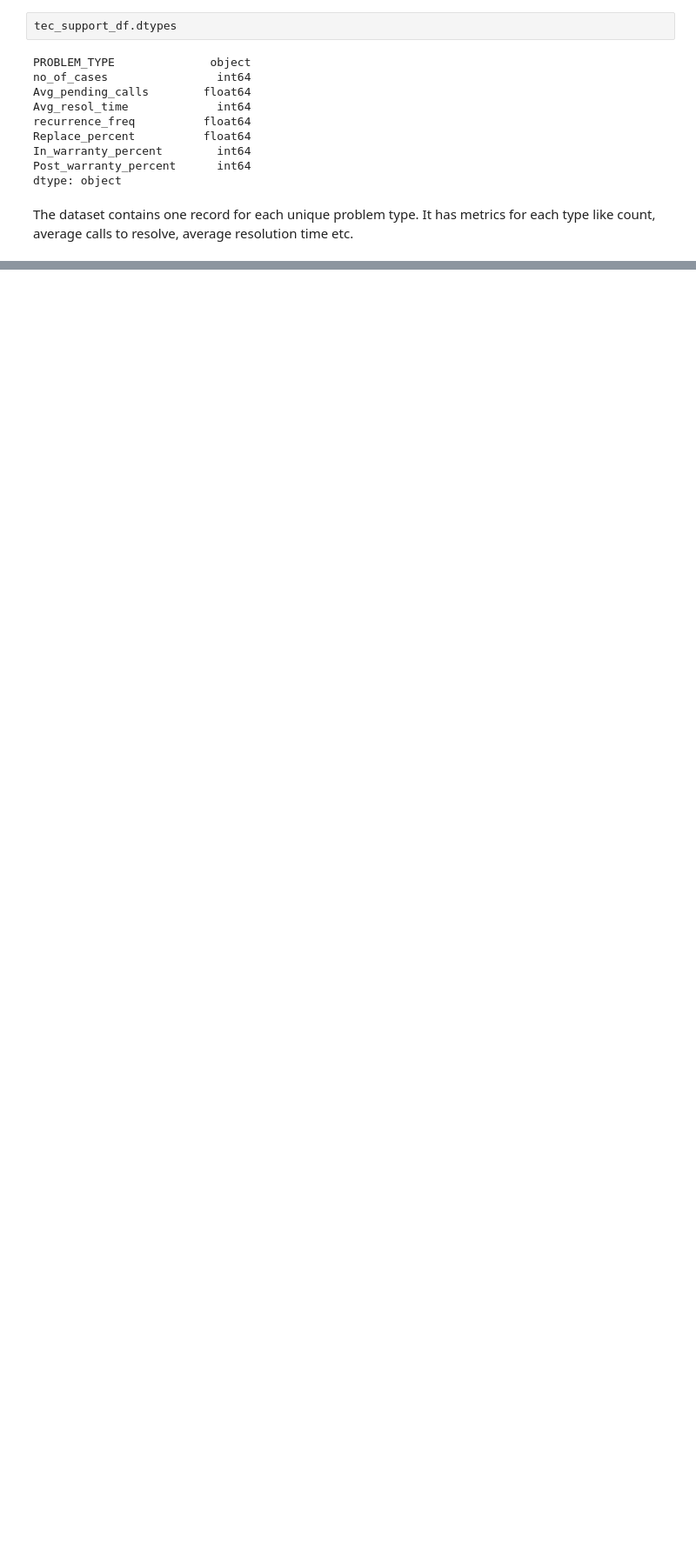
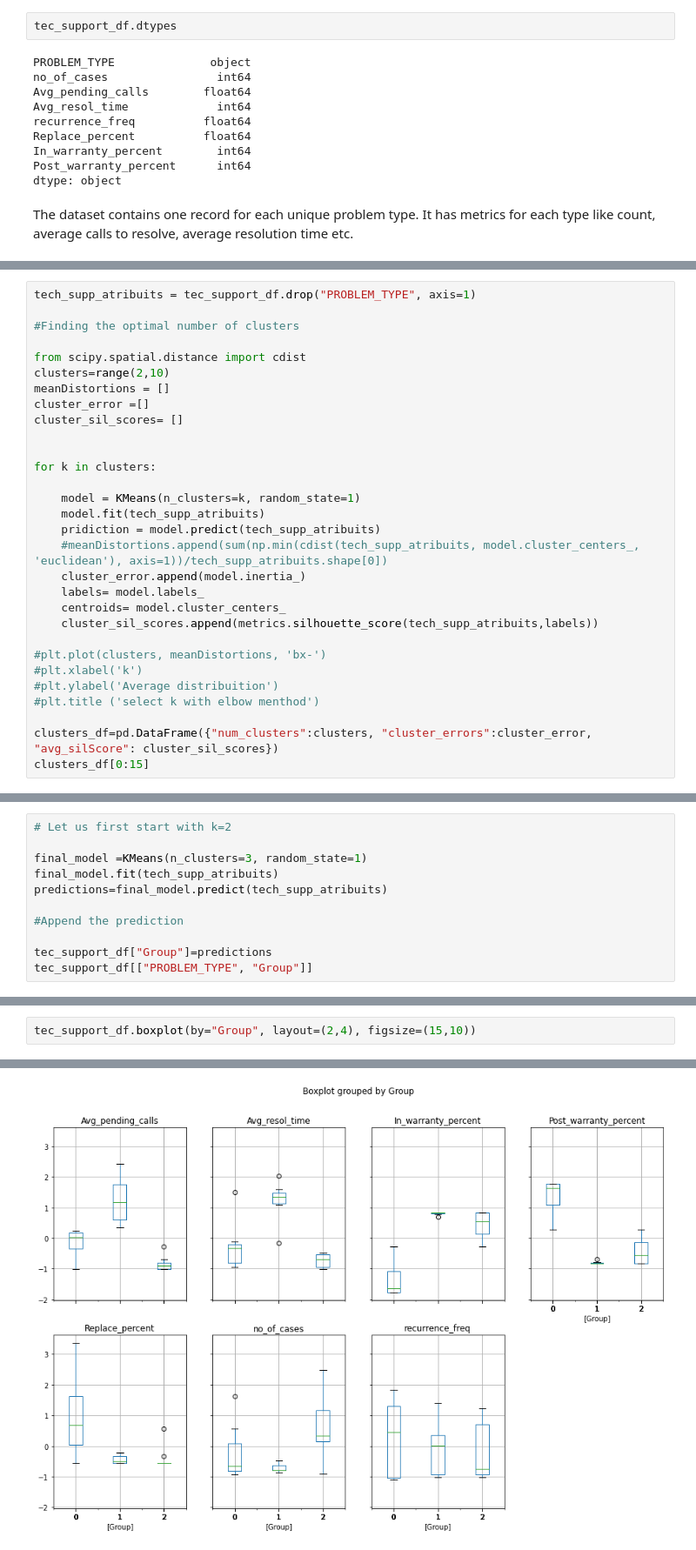
Before and after one commit to rameshganig/AIML_Pythone, a Jupyter notebook: Unsupervised Learning/Kmeans_tec_support_analysis_R.ipynb, the cells around one changed output, grey strips where cells are left out. Shown at 87% size. Saved outputs shown, nothing was run; the diff lists cells and outputs as text; blank space fills up the shorter version.

Commit message:
Kmeans Code

```diff
--- a/Unsupervised Learning/Kmeans_tec_support_analysis_R.ipynb
+++ b/Unsupervised Learning/Kmeans_tec_support_analysis_R.ipynb
@@ -56,0 +69,30 @@ tec_support_df.head()
+# %%
+tech_supp_atribuits = tec_support_df.drop("PROBLEM_TYPE", axis=1)
+
+#Finding the optimal number of clusters
+
+from scipy.spatial.distance import cdist
+clusters=range(2,10)
+meanDistortions = []
+cluster_error =[]
+cluster_sil_scores= []
+
+
+for k in clusters:
+
+    model = KMeans(n_clusters=k, random_state=1)
+    model.fit(tech_supp_atribuits)
+    pridiction = model.predict(tech_supp_atribuits)
+    #meanDistortions.append(sum(np.min(cdist(tech_supp_atribuits, model.cluster_centers_, 'euclidean'), axis=1))/tech_supp_atribuits.shape[0])
+    cluster_error.append(model.inertia_)
+    labels= model.labels_
+    centroids= model.cluster_centers_
+    cluster_sil_scores.append(metrics.silhouette_score(tech_supp_atribuits,labels))
+
+#plt.plot(clusters, meanDistortions, 'bx-')
+#plt.xlabel('k')
+#plt.ylabel('Average distribuition')
+#plt.title ('select k with elbow menthod')
+
+clusters_df=pd.DataFrame({"num_clusters":clusters, "cluster_errors":cluster_error, "avg_silScore": cluster_sil_scores})
+clusters_df[0:15]
@@ -56,0 +111,11 @@ tec_support_df.head()
+# %%
+# Let us first start with k=2
+
+final_model =KMeans(n_clusters=3, random_state=1)
+final_model.fit(tech_supp_atribuits)
+predictions=final_model.predict(tech_supp_atribuits)
+
+#Append the prediction
+
+tec_support_df["Group"]=predictions
+tec_support_df[["PROBLEM_TYPE", "Group"]]
@@ -56,0 +140,3 @@ tec_support_df.head()
+# %%
+tec_support_df.boxplot(by="Group", layout=(2,4), figsize=(15,10))
+# %% [output]
@@ -56,0 +151 @@ tec_support_df.head()
+[figure, added]
```
Also changed, not shown: parts of 7 cells of this notebook, 6 other files.
